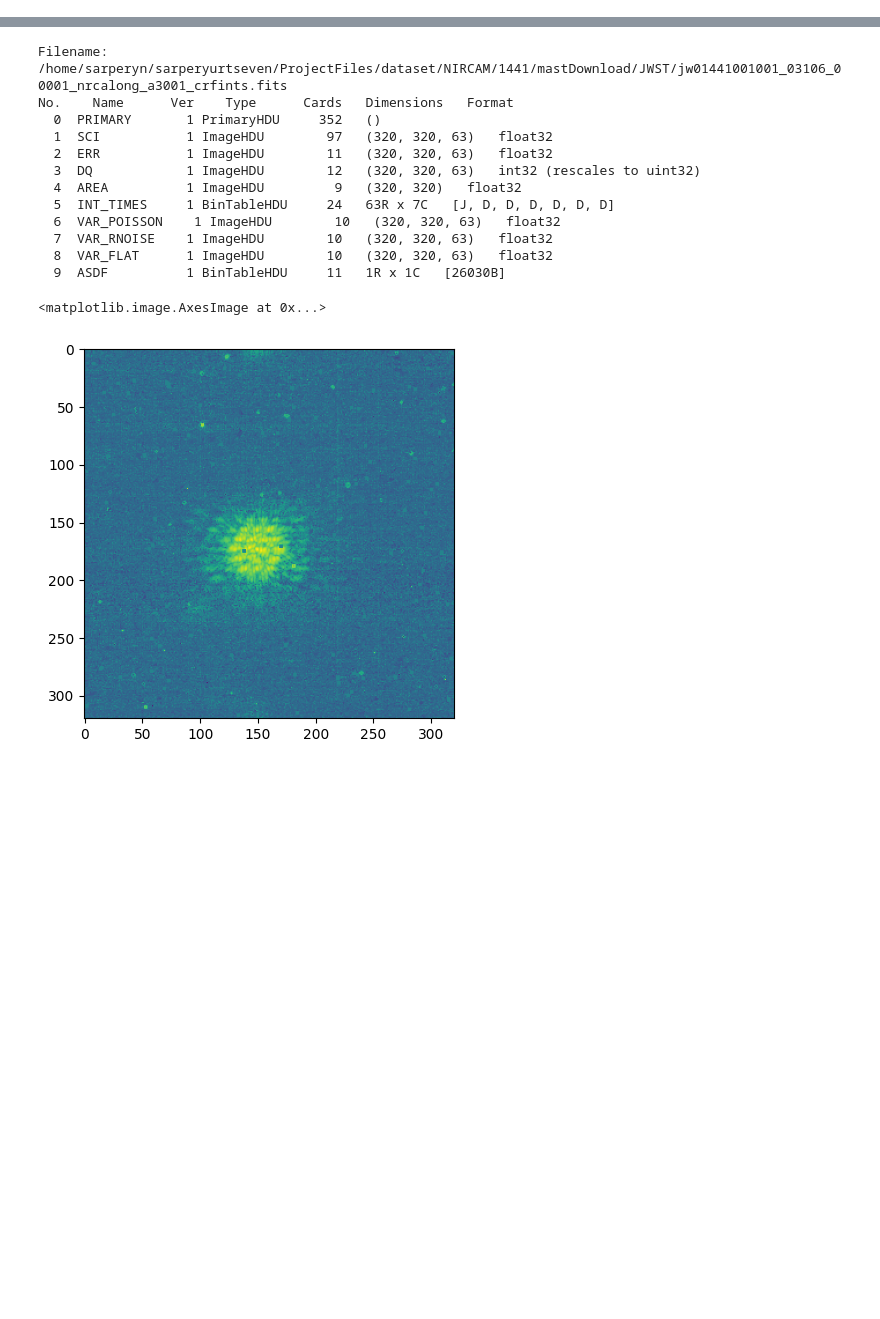
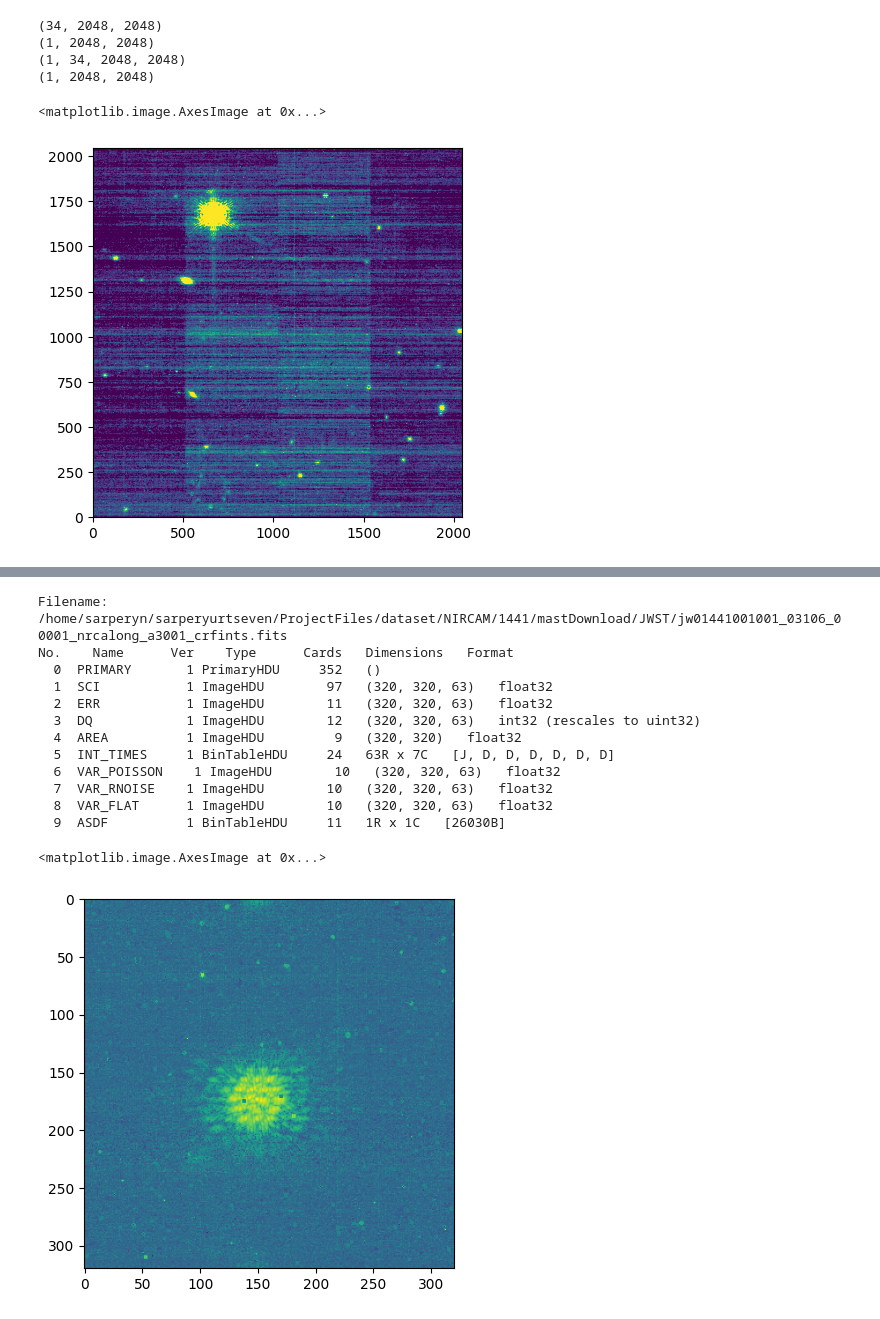
Before and after one commit to AstroMusers/AI-Boosted-Coronagraphy, a Jupyter notebook: notebooks/MetadataCheck.ipynb, the cells around one changed output, grey strips where cells are left out. Saved outputs shown, nothing was run; the diff lists cells and outputs as text; code cells hidden in the pictures; blank space fills up the shorter version.

```diff
--- a/notebooks/MetadataCheck.ipynb
+++ b/notebooks/MetadataCheck.ipynb
@@ -10,0 +134,30 @@ from astropy import wcs
+# %%
+psfstack_1075 = '/home/sarperyn/sarperyurtseven/ProjectFiles/dataset/NIRCAM/1075/mastDownload/JWST/jw01075-a3001_t002_nircam_f335m-maskrnd-full_psfstack.fits'
+psfsub_1075 = '/home/sarperyn/sarperyurtseven/ProjectFiles/dataset/NIRCAM/1075/mastDownload/JWST/jw01075225001_03105_00009_nrcalong_a3001_psfsub.fits'
+psfalign_1075 = '/home/sarperyn/sarperyurtseven/ProjectFiles/dataset/NIRCAM/1075/mastDownload/JWST/jw01075225001_03105_00009_nrcalong_a3001_psfalign.fits'
+calints_1075 = '/home/sarperyn/sarperyurtseven/ProjectFiles/dataset/NIRCAM/1075/mastDownload/JWST/jw01075001001_03105_00003_nrca3/jw01075001001_03105_00003_nrca3_calints.fits'
+# %%
+psfstc = fits.open(psfstack_1075)
+psfsub = fits.open(psfsub_1075)
+psfalign = fits.open(psfalign_1075)
+calint = fits.open(calints_1075)
+# %%
+sci_psfstc = psfstc[1].data
+sci_psfsub = psfsub[1].data
+sci_psfalign = psfalign[1].data
+sci_calint = calint[1].data
+# %%
+print(sci_psfstc.shape)
+print(sci_psfsub.shape)
+print(sci_psfalign.shape)
+print(sci_calint.shape)
+# %% [output]
+(34, 2048, 2048)
+(1, 2048, 2048)
+(1, 34, 2048, 2048)
+(1, 2048, 2048)
+# %%
+plt.imshow(np.arcsinh(np.squeeze(sci_psfstc[:1,:,:])),clim=(0,1),origin='lower')
+# %% [output]
+<matplotlib.image.AxesImage at 0x...>
+[figure, added]
```
Also changed, not shown: parts of 55 cells of this notebook, 5 other files.
